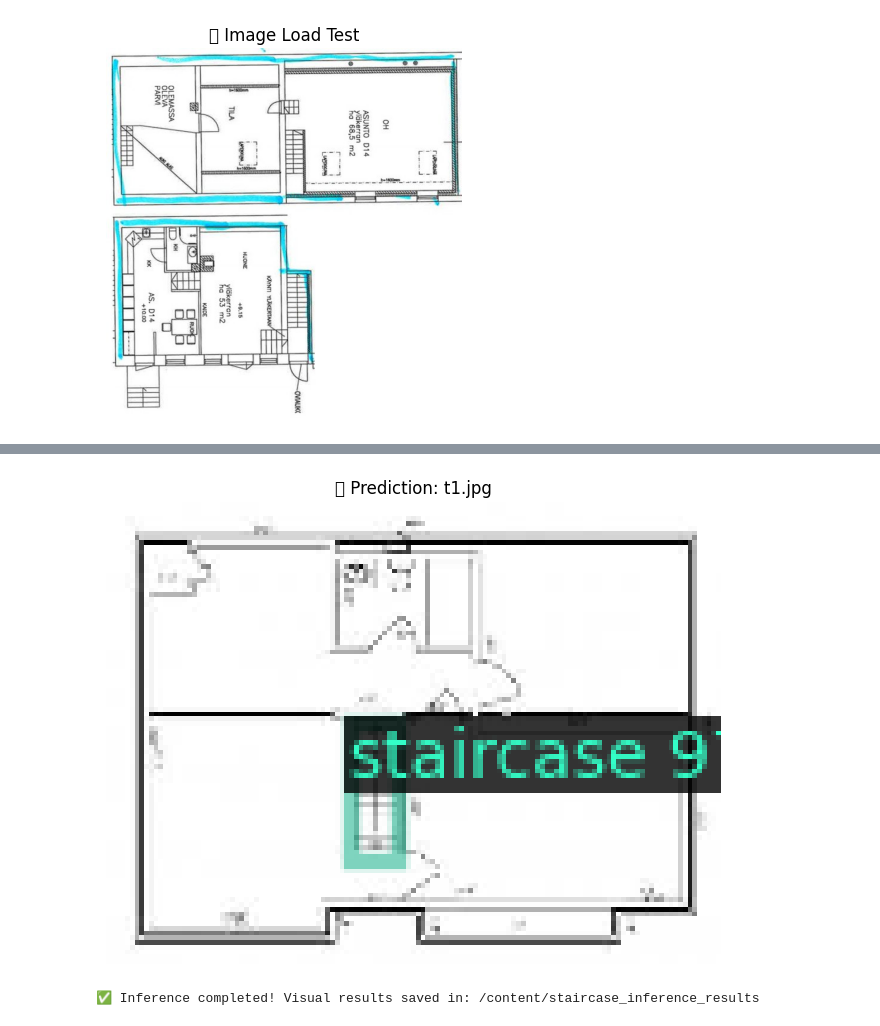
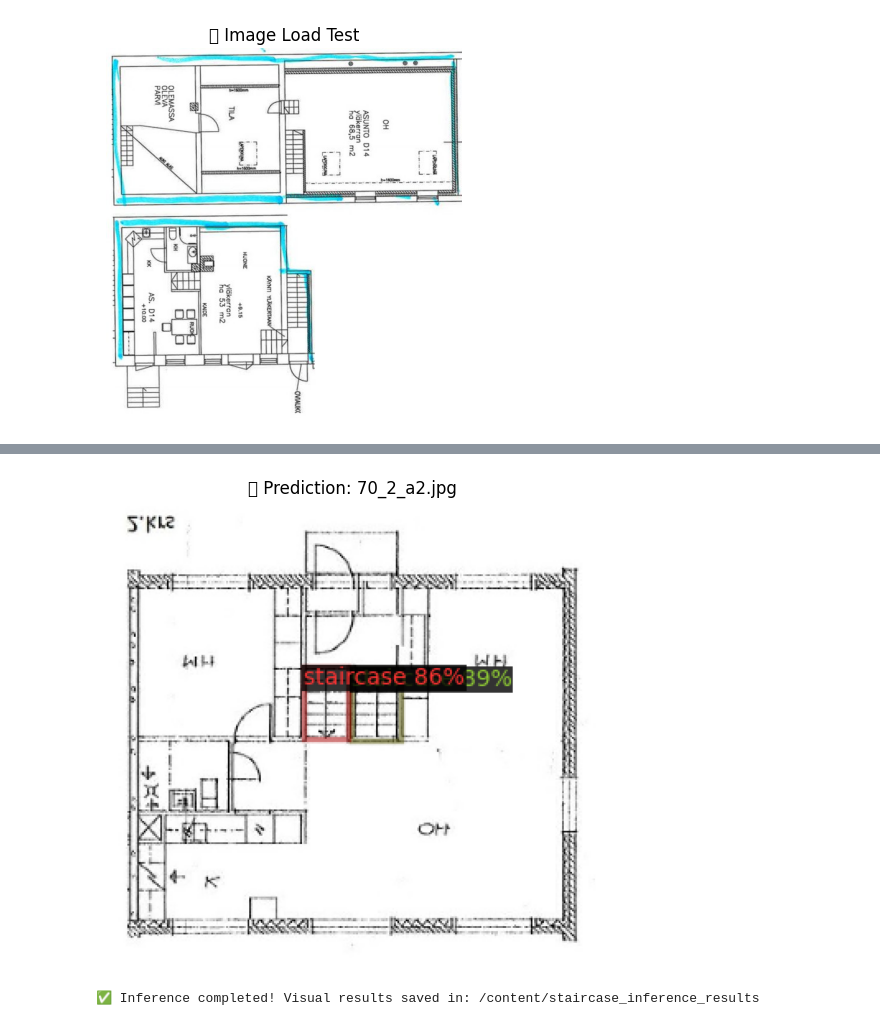
Before and after one commit to anuvarma10/floorplan-staicase-segmentation-FASTER-R-CNN, a Jupyter notebook: website/docs/tutorial/code-executors.ipynb, the cells around one changed output, grey strips where cells are left out. Saved outputs shown, nothing was run; the diff lists cells and outputs as text; code cells hidden in the pictures.

```diff
--- a/website/docs/tutorial/code-executors.ipynb
+++ b/website/docs/tutorial/code-executors.ipynb
@@ -509,8 +492,8 @@ cfg.MODEL.ROI_HEADS.SCORE_THRESH_TEST = 0.2
 predictor = DefaultPredictor(cfg)
 
 # Access registered validation dataset
-dataset_dicts = DatasetCatalog.get("staircase_train")  # Use your actual registered name
-metadata = MetadataCatalog.get("staircase_train")
+dataset_dicts = DatasetCatalog.get("staircase_val")  # Use your actual registered name
+metadata = MetadataCatalog.get("staircase_val")
 
 # Pick a random sample
 sample = random.choice(dataset_dicts)
@@ -542,4 +525,4 @@ Category ids in annotations are not in [1, #categories]! We'll apply a mapping f
-[figure, old version]
+[figure, new version]
 # %%
 from detectron2.data import build_detection_test_loader
 from detectron2.utils.visualizer import Visualizer
```
Also changed, not shown: parts of 13 cells of this notebook.
